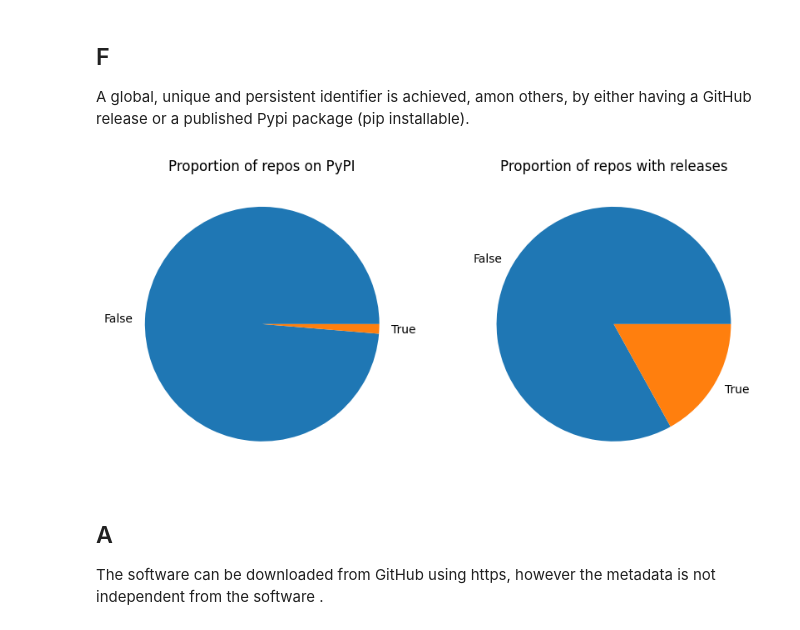
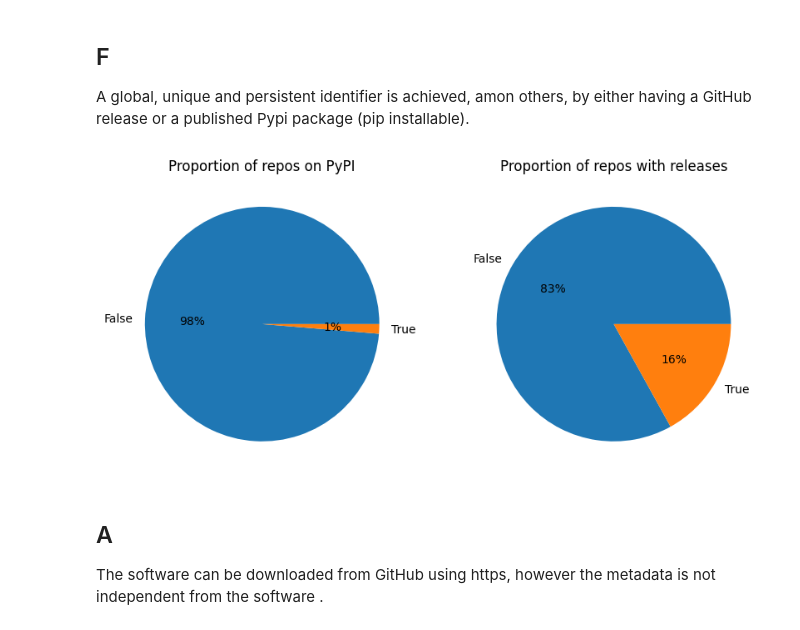
Before and after one commit to Indoc-Research/RS_repos_analysis, a Jupyter notebook: metrics_viz/fair_principles.ipynb, the cells around one changed output. Drawn from its saved outputs; the diff is of its cells as text; code cells hidden in the pictures.

```diff
--- a/metrics_viz/fair_principles.ipynb
+++ b/metrics_viz/fair_principles.ipynb
@@ -18,13 +18,13 @@ val_pip, count_pip = np.unique(metadata["exists_in_pypi"], return_counts=True)
 val_release, count_release = np.unique(np.where(release_count>0, True, False), return_counts=True)
 # %%
 fig, ax = plt.subplots(1,2, figsize=(10,5))
-ax[0].pie(count_pip, labels=val_pip)
-ax[1].pie(count_release, labels=val_release)
+ax[0].pie(count_pip, labels=val_pip, autopct='%1i%%')
+ax[1].pie(count_release, labels=val_release,  autopct='%1i%%')
 ax[0].set_title("Proportion of repos on PyPI")
 ax[1].set_title("Proportion of repos with releases")
 plt.savefig("../figures/pip_v_releases.png")
 # %% [output]
-[figure, old version]
+[figure, new version]
 # %% [markdown]
 ## A
 The software can be downloaded from GitHub using https, however the metadata is not independent from the software .
```
Also changed, not shown: 6 other files.
